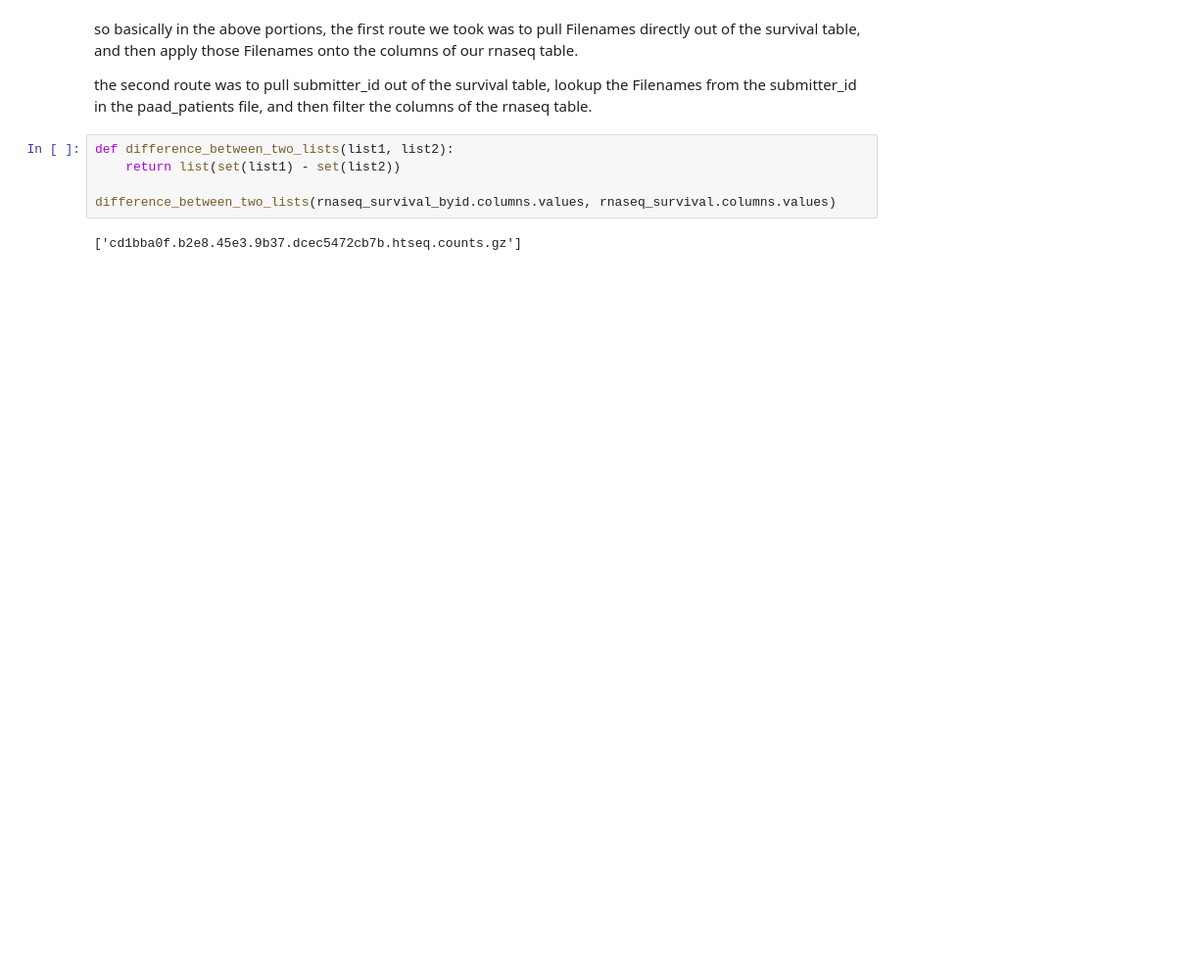
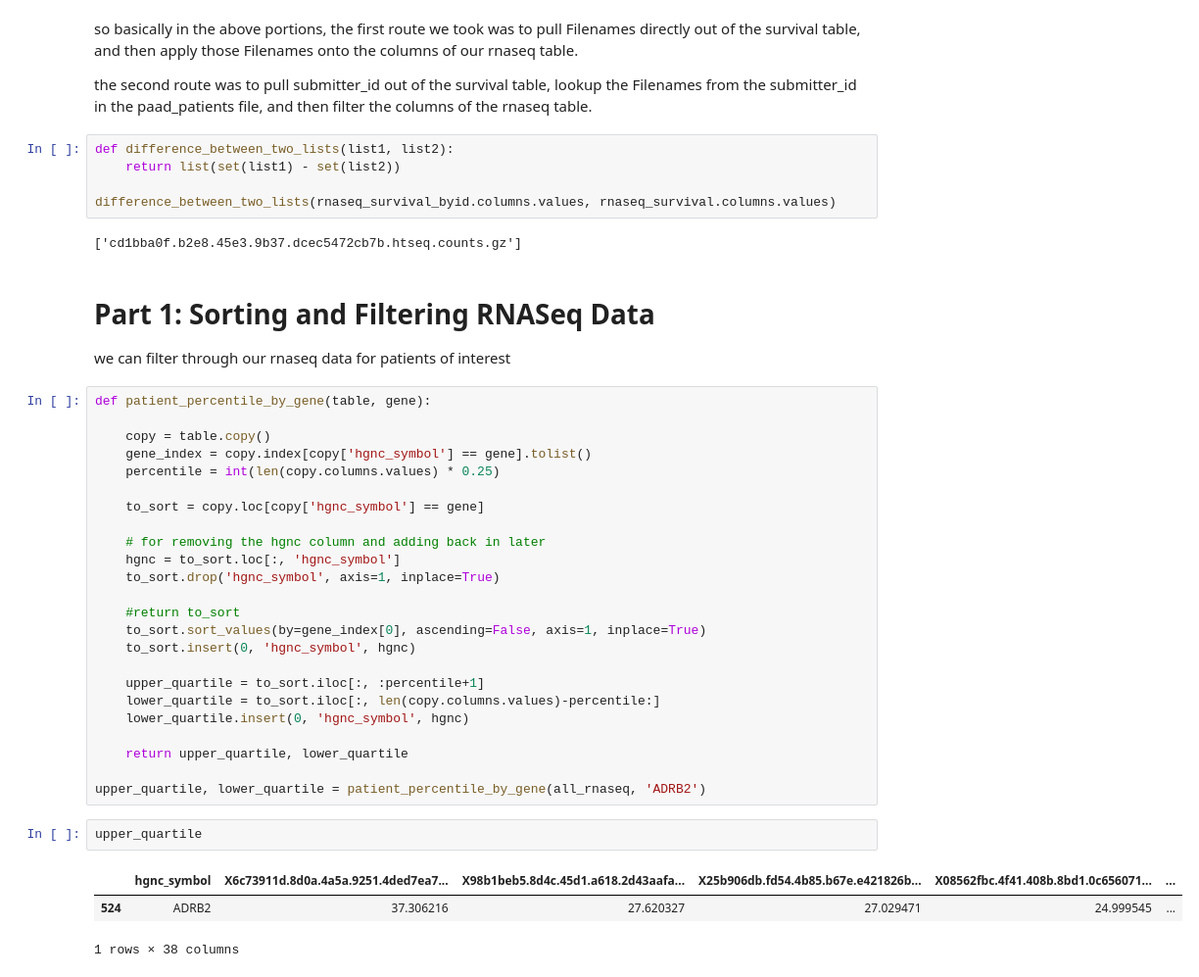
Before and after one commit to sophiaho/broad-work, a Jupyter notebook: tumor_survival_associations.ipynb, the cells around one changed output. Shown at 98% size. Drawn from its saved outputs; the diff is of its cells as text; blank space fills up the shorter version.

Commit message:
created gene percentile function

```diff
--- a/tumor_survival_associations.ipynb
+++ b/tumor_survival_associations.ipynb
@@ -148,3 +148,37 @@ def difference_between_two_lists(list1, list2):
 difference_between_two_lists(rnaseq_survival_byid.columns.values, rnaseq_survival.columns.values)
 # %% [output]
 ['cd1bba0f.b2e8.45e3.9b37.dcec5472cb7b.htseq.counts.gz']
+# %% [markdown]
+# Part 1: Sorting and Filtering RNASeq Data
+
+we can filter through our rnaseq data for patients of interest
+# %%
+def patient_percentile_by_gene(table, gene):
+
+    copy = table.copy()
+    gene_index = copy.index[copy['hgnc_symbol'] == gene].tolist()
+    percentile = int(len(copy.columns.values) * 0.25)
+
+    to_sort = copy.loc[copy['hgnc_symbol'] == gene]
+
+    # for removing the hgnc column and adding back in later
+    hgnc = to_sort.loc[:, 'hgnc_symbol']
+    to_sort.drop('hgnc_symbol', axis=1, inplace=True)
+
+    #return to_sort
+    to_sort.sort_values(by=gene_index[0], ascending=False, axis=1, inplace=True)
+    to_sort.insert(0, 'hgnc_symbol', hgnc)
+
+    upper_quartile = to_sort.iloc[:, :percentile+1]
+    lower_quartile = to_sort.iloc[:, len(copy.columns.values)-percentile:]
+    lower_quartile.insert(0, 'hgnc_symbol', hgnc)
+
+    return upper_quartile, lower_quartile
+
+upper_quartile, lower_quartile = patient_percentile_by_gene(all_rnaseq, 'ADRB2')
+# %%
+upper_quartile
+# %% [output]
+|  | hgnc_symbol | X6c73911d.8d0a.4a5a.9251.4ded7ea7... | X98b1beb5.8d4c.45d1.a618.2d43aafa... | X25b906db.fd54.4b85.b67e.e421826b... | X08562fbc.4f41.408b.8bd1.0c656071... | ... |
+| 524 | ADRB2 | 37.306216 | 27.620327 | 27.029471 | 24.999545 | ... |
+1 rows × 38 columns
```
Also changed, not shown: parts of 4 cells of this notebook.
